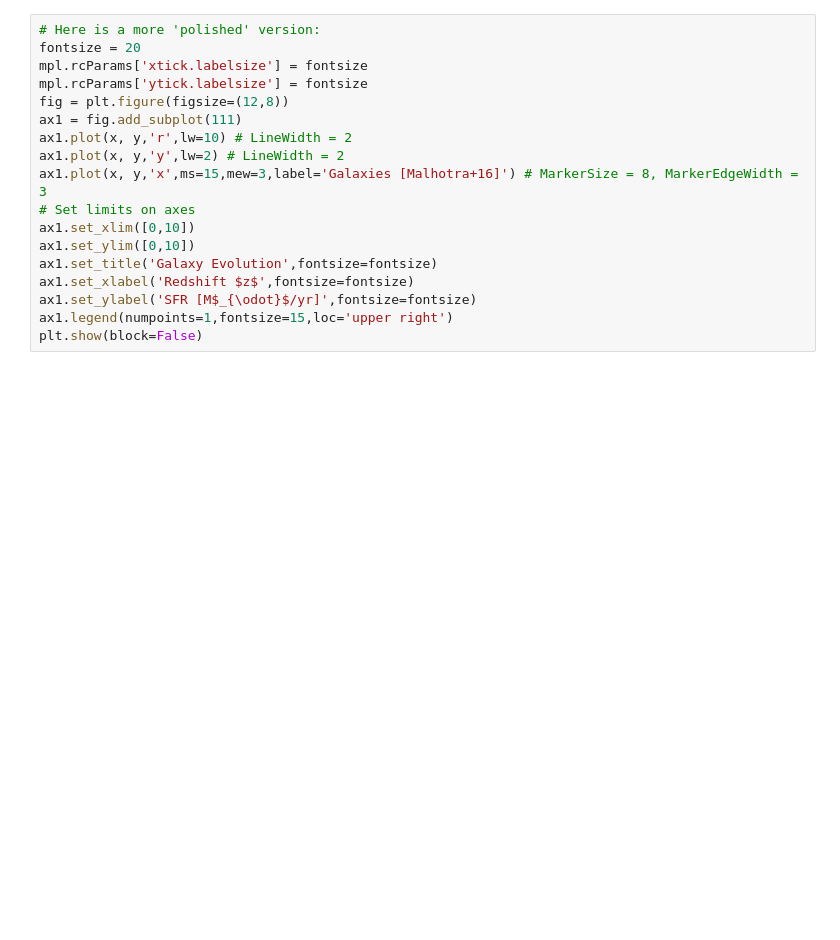
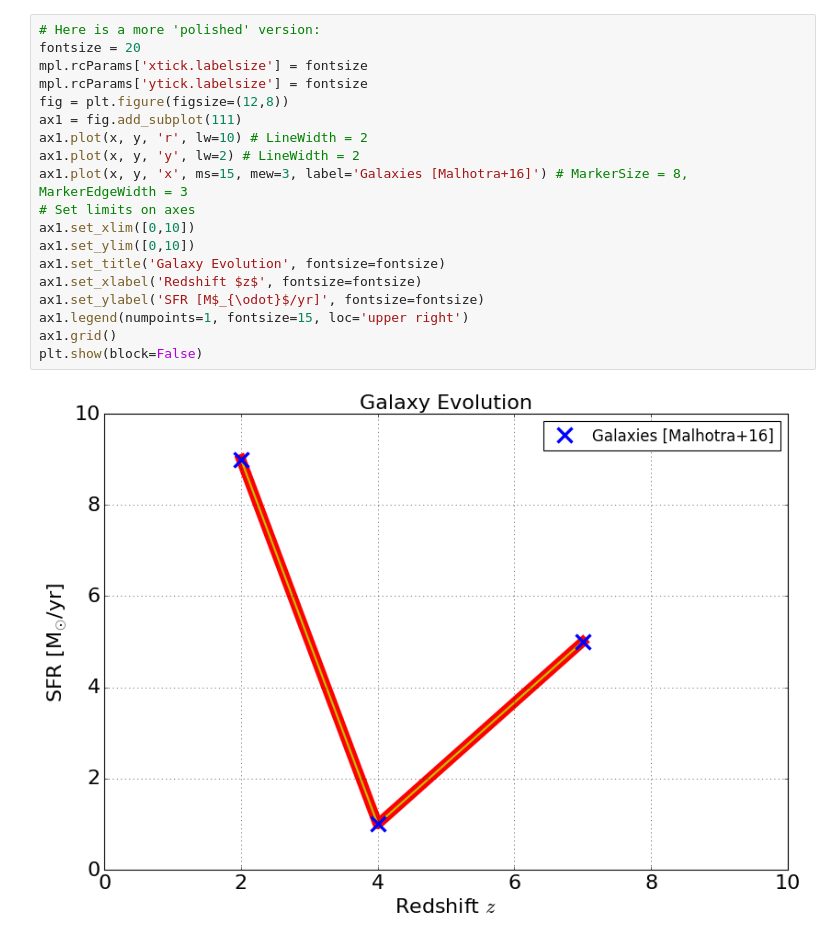
Before and after one commit to prickly-pythons/prickly-pythons, a Jupyter notebook: code_from_meetings/intro/3_Plotting.ipynb, the cells around one changed output. Cells and saved outputs as stored; diff of their text form; blank space fills up the shorter version.

```diff
--- a/code_from_meetings/intro/3_Plotting.ipynb
+++ b/code_from_meetings/intro/3_Plotting.ipynb
@@ -33,21 +45,24 @@ np.log10(0)
 # %%
 # Here is a more 'polished' version:
 fontsize = 20
 mpl.rcParams['xtick.labelsize'] = fontsize
 mpl.rcParams['ytick.labelsize'] = fontsize
 fig = plt.figure(figsize=(12,8))
 ax1 = fig.add_subplot(111)
-ax1.plot(x, y,'r',lw=10) # LineWidth = 2
-ax1.plot(x, y,'y',lw=2) # LineWidth = 2
-ax1.plot(x, y,'x',ms=15,mew=3,label='Galaxies [Malhotra+16]') # MarkerSize = 8, MarkerEdgeWidth = 3
+ax1.plot(x, y, 'r', lw=10) # LineWidth = 2
+ax1.plot(x, y, 'y', lw=2) # LineWidth = 2
+ax1.plot(x, y, 'x', ms=15, mew=3, label='Galaxies [Malhotra+16]') # MarkerSize = 8, MarkerEdgeWidth = 3
 # Set limits on axes
 ax1.set_xlim([0,10])
 ax1.set_ylim([0,10])
-ax1.set_title('Galaxy Evolution',fontsize=fontsize)
-ax1.set_xlabel('Redshift $z$',fontsize=fontsize)
-ax1.set_ylabel('SFR [M$_{\odot}$/yr]',fontsize=fontsize)
-ax1.legend(numpoints=1,fontsize=15,loc='upper right')
+ax1.set_title('Galaxy Evolution', fontsize=fontsize)
+ax1.set_xlabel('Redshift $z$', fontsize=fontsize)
+ax1.set_ylabel('SFR [M$_{\odot}$/yr]', fontsize=fontsize)
+ax1.legend(numpoints=1, fontsize=15, loc='upper right')
+ax1.grid()
 plt.show(block=False)
+# %% [output]
+[figure, added]
 # %%
 # More than one plot in a figure: add_subplot
 fig = plt.figure(figsize=(12,8))
```
Also changed, not shown: parts of 8 cells of this notebook.
